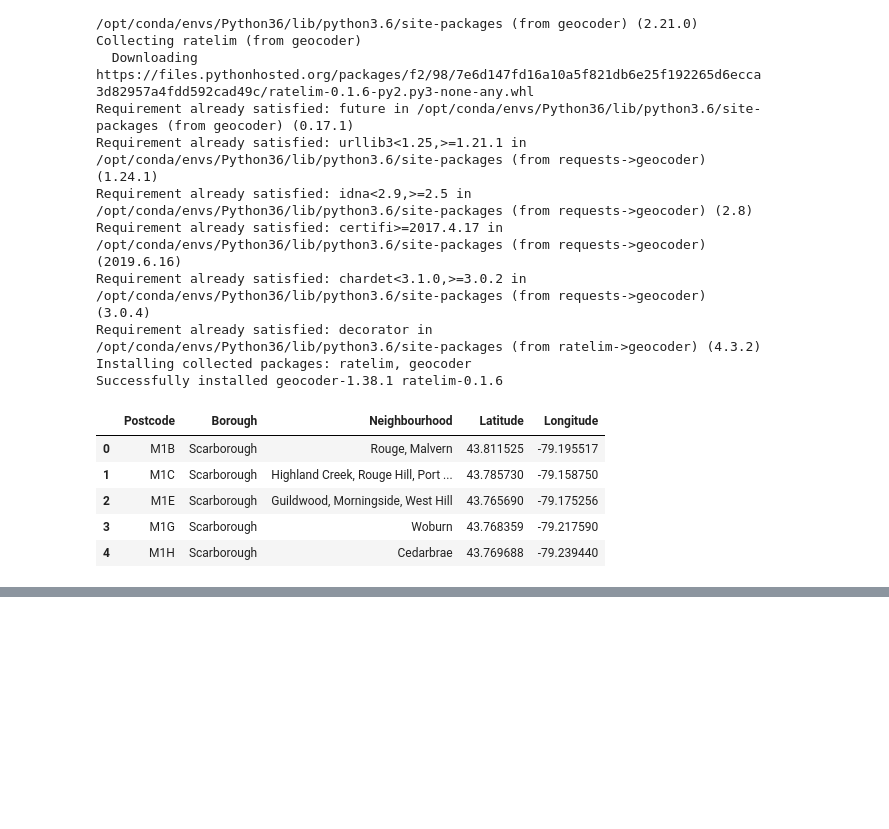
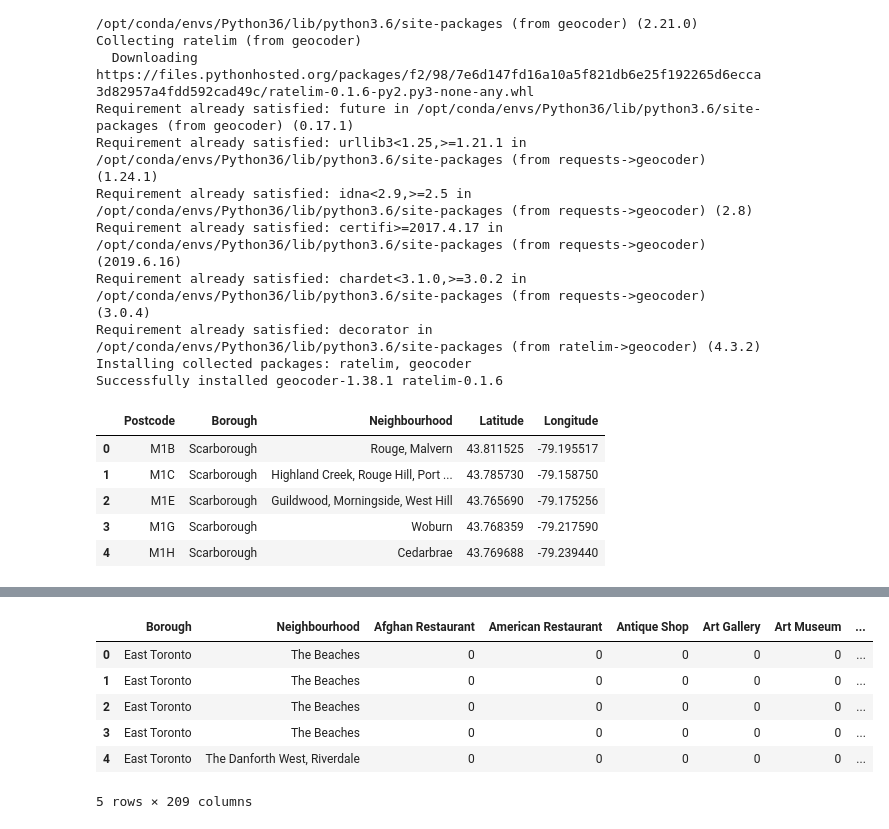
Before and after one commit to minshenli/Coursera_Capstone, a Jupyter notebook: Toronto Neighborhoods.ipynb, the cells around one changed output, grey strips where cells are left out. Cells and saved outputs as stored; diff of their text form; code cells hidden in the pictures; blank space fills up the shorter version.

```diff
--- a/Toronto Neighborhoods.ipynb
+++ b/Toronto Neighborhoods.ipynb
@@ -115,0 +348,2 @@ df.head()
+# %%
+Toronto_onehot = pd.get_dummies(Toronto_venues['Venue Category'])
@@ -115,0 +360,2 @@ df.head()
+# %%
+Toronto_onehot[['Borough','Neighbourhood']] = Toronto_venues[['Borough','Neighbourhood']]
@@ -115,0 +372,13 @@ df.head()
+# %%
+columns = list(Toronto_onehot.columns[-2:])+list(Toronto_onehot.columns[:-2])
+# %%
+Toronto_onehot = Toronto_onehot[columns]
+Toronto_onehot.head()
+# %% [output]
+|  | Borough | Neighbourhood | Afghan Restaurant | American Restaurant | Antique Shop | Art Gallery | Art Museum | ... |
+| 0 | East Toronto | The Beaches | 0 | 0 | 0 | 0 | 0 | ... |
+| 1 | East Toronto | The Beaches | 0 | 0 | 0 | 0 | 0 | ... |
+| 2 | East Toronto | The Beaches | 0 | 0 | 0 | 0 | 0 | ... |
+| 3 | East Toronto | The Beaches | 0 | 0 | 0 | 0 | 0 | ... |
+| 4 | East Toronto | The Danforth West, Riverdale | 0 | 0 | 0 | 0 | 0 | ... |
+5 rows × 209 columns
```
Also changed, not shown: parts of 34 cells of this notebook.
